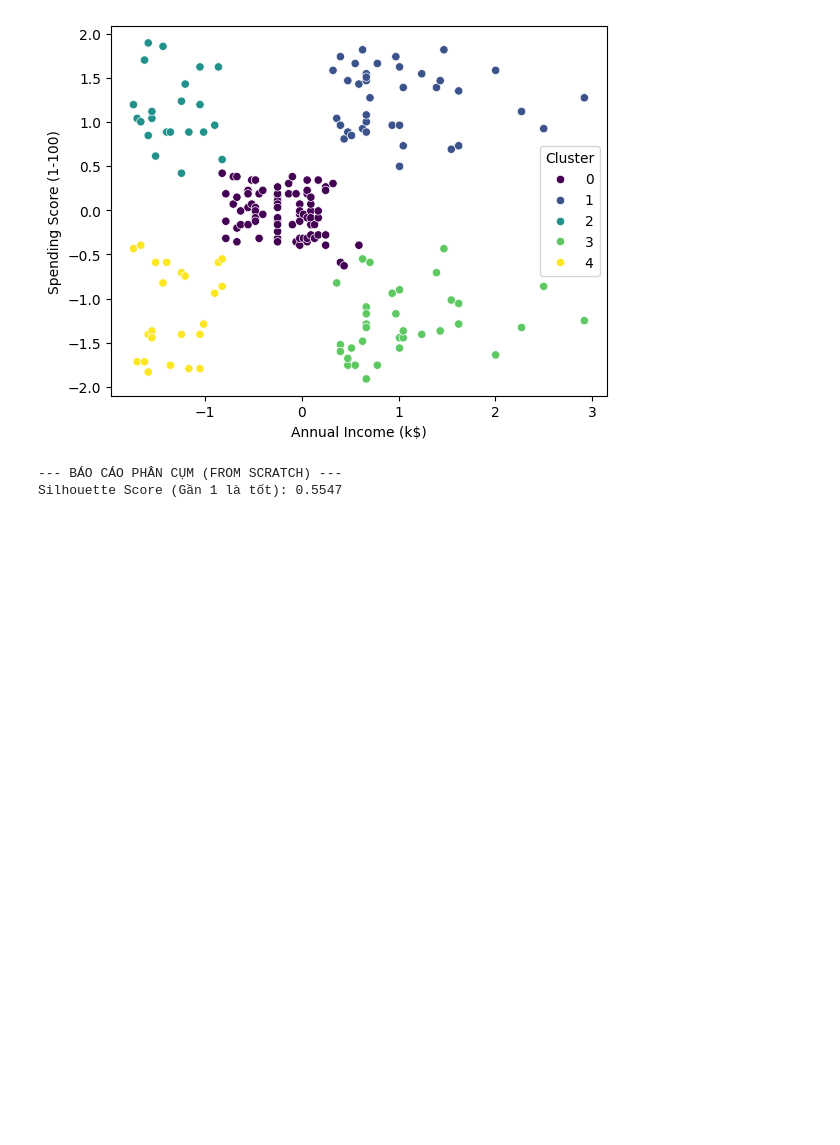
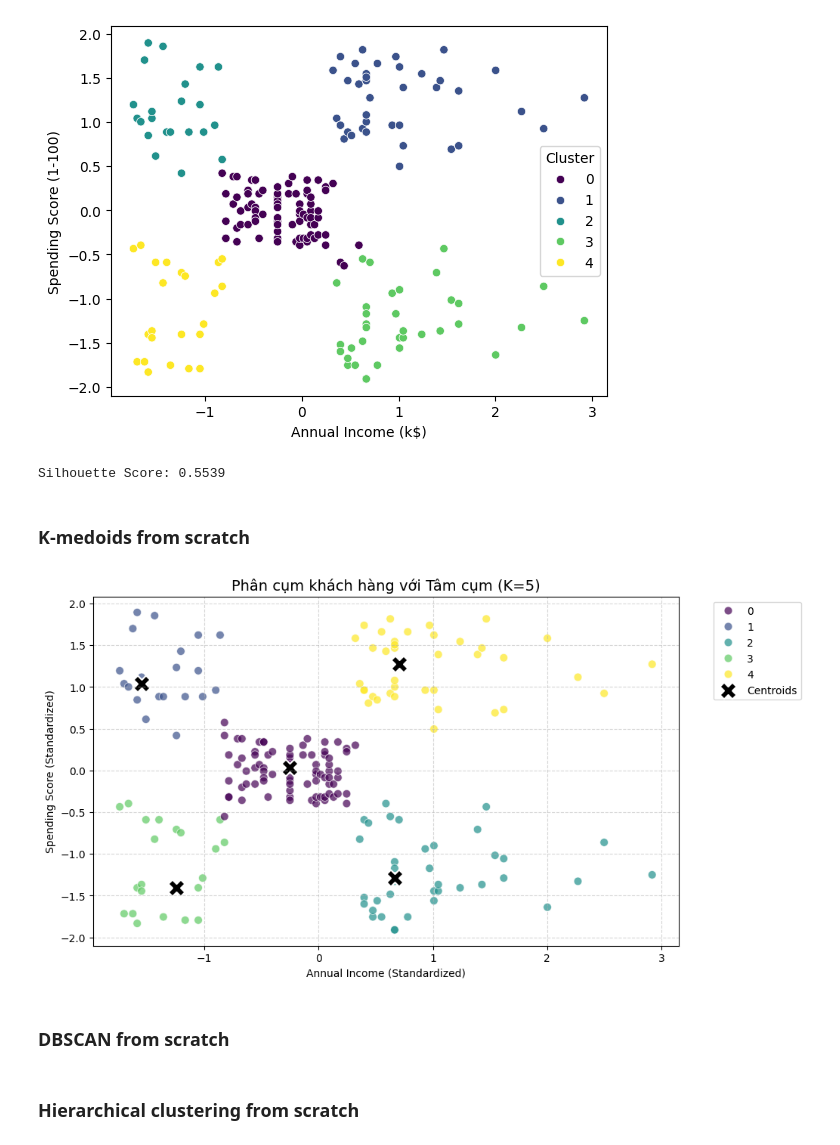
Before and after one commit to KhanhNguyen171/EL_3, a Jupyter notebook: model_v2.ipynb, the cells around one changed output. Saved outputs shown, nothing was run; the diff lists cells and outputs as text; code cells hidden in the pictures; blank space fills up the shorter version.

```diff
--- a/model_v2.ipynb
+++ b/model_v2.ipynb
@@ -244,15 +253,13 @@ def silhouette_score_scratch(X, labels):
 
     return np.mean(scores)
 # %%
-# Lấy labels và centroids từ mô hình
 labels = model.labels
 centroids = model.centroids
 
-# Tính toán các chỉ số
 s_score = silhouette_score_scratch(X, labels)
 
-print(f"--- BÁO CÁO PHÂN CỤM (FROM SCRATCH) ---")
-print(f"Silhouette Score (Gần 1 là tốt): {s_score:.4f}")
+print(f"Silhouette Score: {s_score:.4f}")
 # %% [output]
---- BÁO CÁO PHÂN CỤM (FROM SCRATCH) ---
-Silhouette Score (Gần 1 là tốt): 0.5547
+Silhouette Score: 0.5539
+# %% [markdown]
+### K-medoids from scratch
@@ -258,0 +315,40 @@ Silhouette Score (Gần 1 là tốt): 0.5547
+# %%
+model = KMedoidsScratch(k=5)
+model.fit(X)
+labels = model.labels
+
+df['KMedoids_Cluster_custom'] = labels
+# %%
+plt.figure(figsize=(10, 6))
+sns.scatterplot(
+    x=df['Annual Income (k$)'],
+    y=df['Spending Score (1-100)'],
+    hue=df['KMedoids_Cluster_custom'],
+    palette='viridis',
+    s=60,
+    alpha=0.7
+)
+
+plt.scatter(
+    model.medoids[:, 0],
+    model.medoids[:, 1],
+    s=250,           # Kích thước lớn để nổi bật
+    c='black',       # Màu đen
+    marker='X',      # Dấu X
+    edgecolors='white',
+    linewidths=1.5,
+    label='Centroids'
+)
+
+plt.title('Phân cụm khách hàng với Tâm cụm (K=5)', fontsize=14)
+plt.xlabel('Annual Income (Standardized)')
+plt.ylabel('Spending Score (Standardized)')
+plt.legend(bbox_to_anchor=(1.05, 1), loc='upper left') # Đẩy chú thích ra ngoài nếu bị đè
+plt.grid(True, linestyle='--', alpha=0.5)
+plt.show()
+# %% [output]
+[figure, added]
+# %% [markdown]
+### DBSCAN from scratch
+# %% [markdown]
+### Hierarchical clustering from scratch
```
Also changed, not shown: parts of 5 cells of this notebook.
